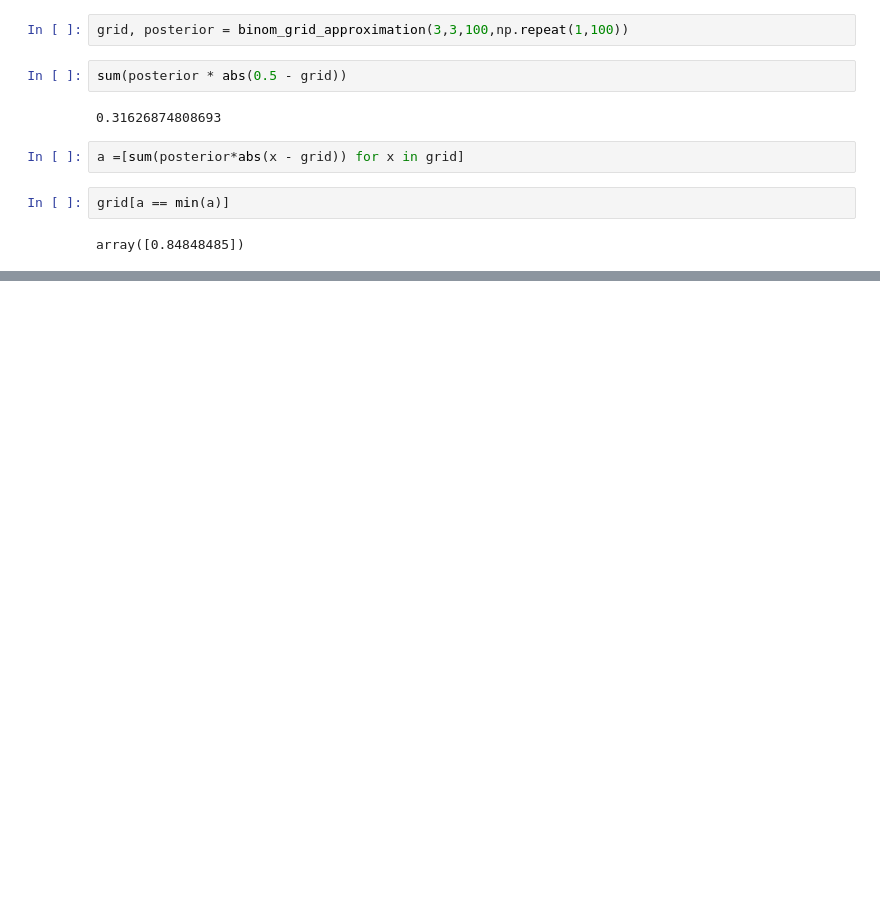
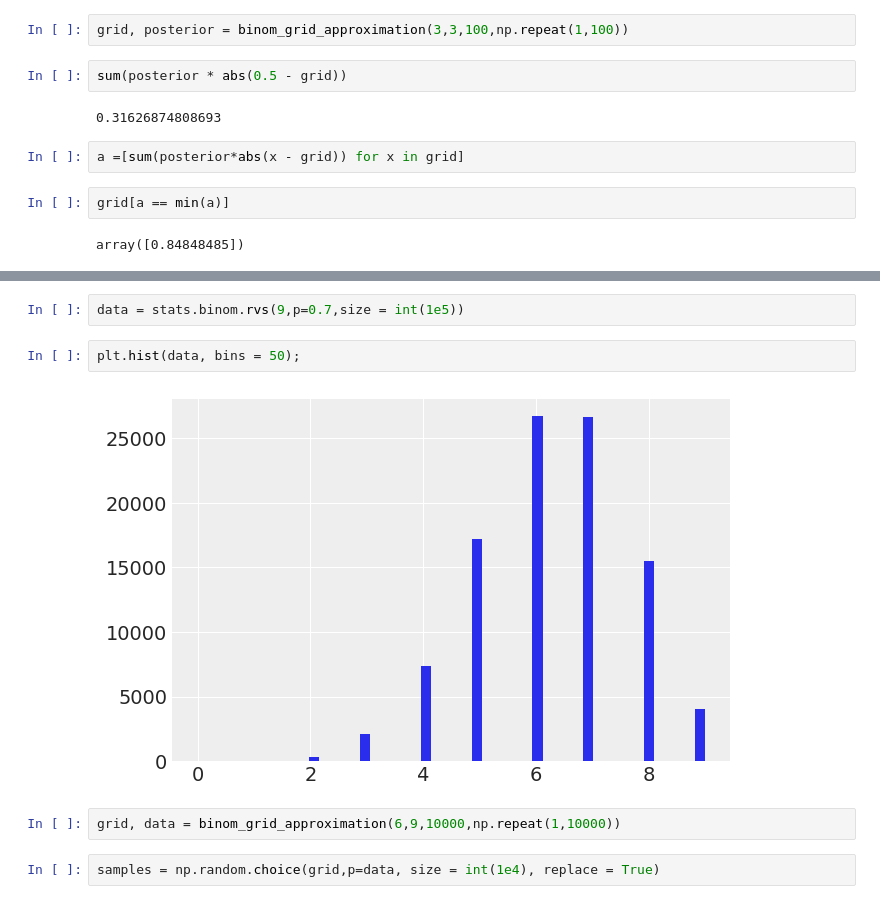
Before and after one commit to Voda88/Statistical-Rethinking, a Jupyter notebook: Exercises.ipynb, the cells around one changed output, grey strips where cells are left out. Drawn from its saved outputs; the diff is of its cells as text; blank space fills up the shorter version.

```diff
--- a/Exercises.ipynb
+++ b/Exercises.ipynb
@@ -283,0 +311,10 @@ array([0.84848485])
+# %%
+data = stats.binom.rvs(9,p=0.7,size = int(1e5))
+# %%
+plt.hist(data, bins = 50);
+# %% [output]
+[figure, added]
+# %%
+grid, data = binom_grid_approximation(6,9,10000,np.repeat(1,10000))
+# %%
+samples = np.random.choice(grid,p=data, size = int(1e4), replace = True)
```
Also changed, not shown: parts of 64 cells of this notebook.
